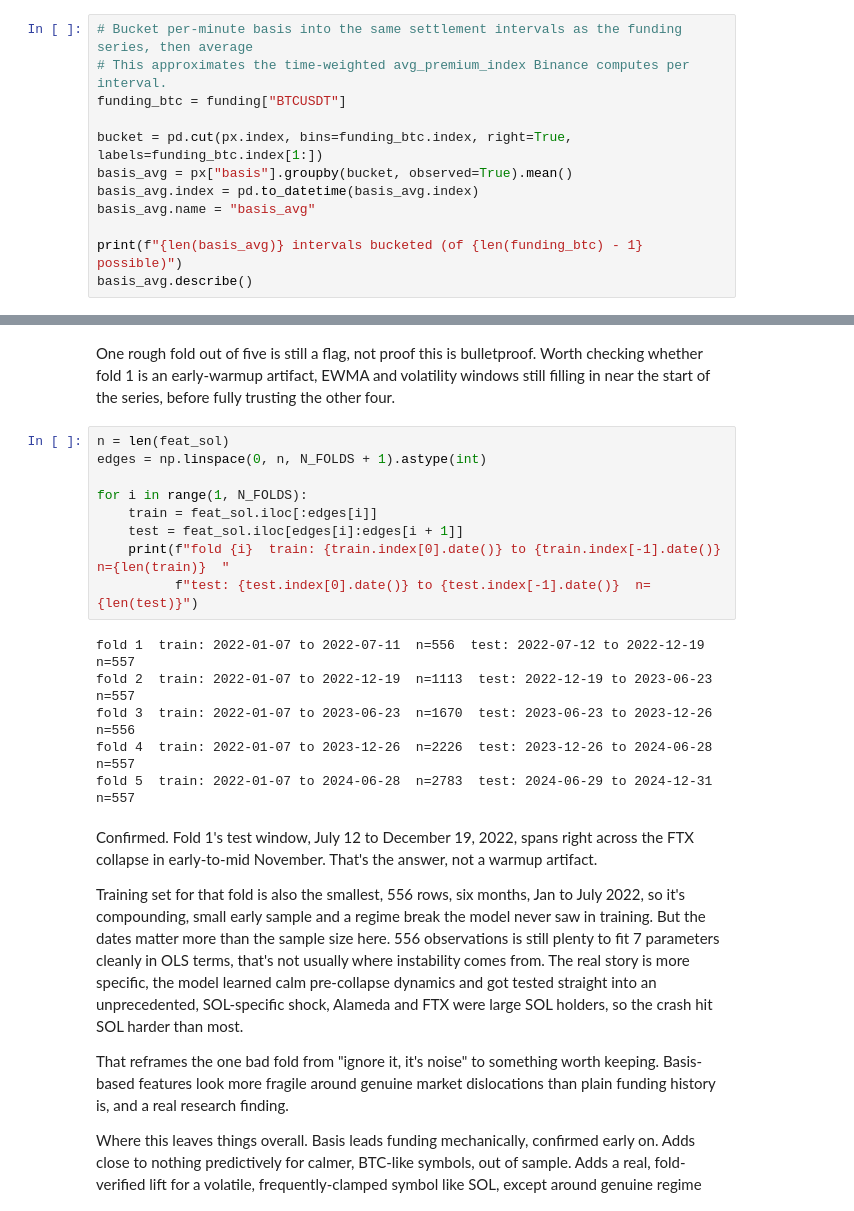
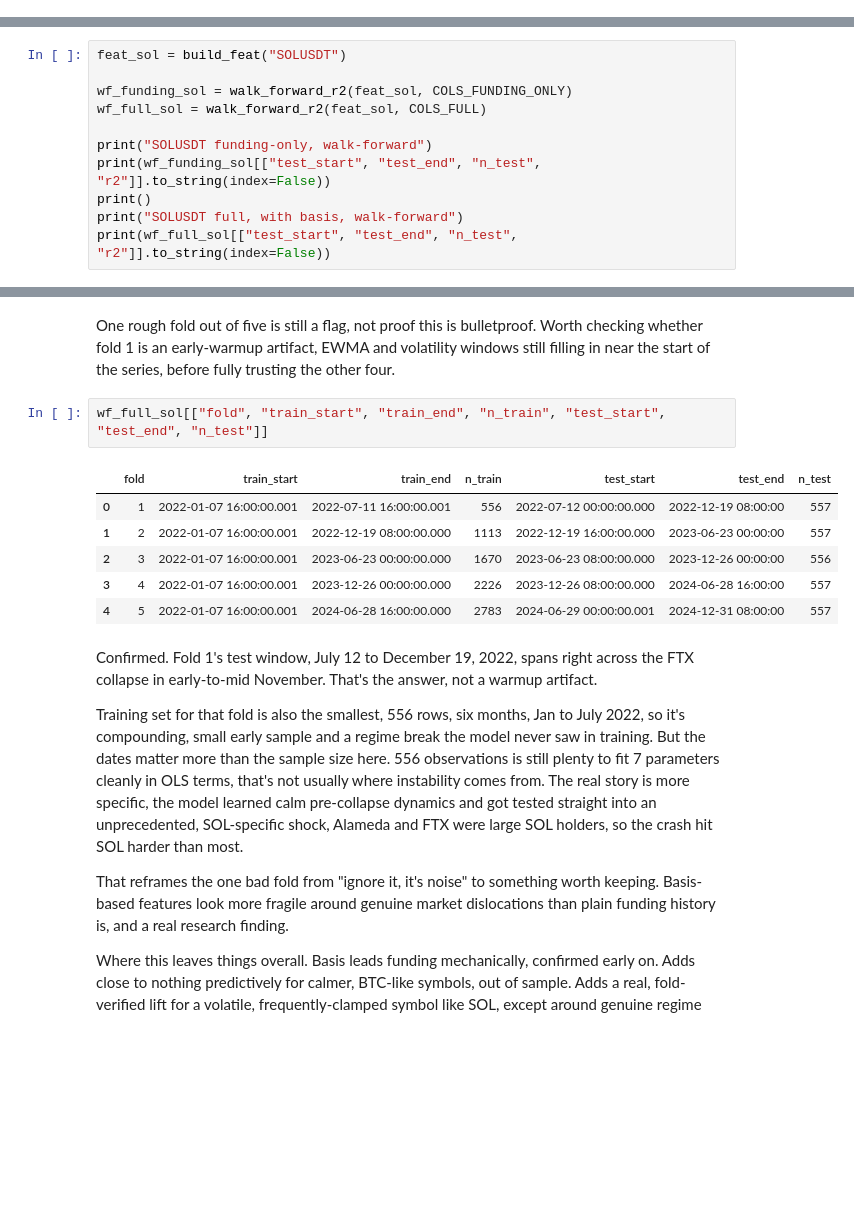
Before and after one commit to darkskele/quant_platform, a Jupyter notebook: research/funding_signal.ipynb, the cells around one changed output, grey strips where cells are left out. Saved outputs shown, nothing was run; the diff lists cells and outputs as text; blank space fills up the shorter version.

```diff
--- a/research/funding_signal.ipynb
+++ b/research/funding_signal.ipynb
@@ -177,12 +158,0 @@ px.head()
-# %%
-# Bucket per-minute basis into the same settlement intervals as the funding series, then average
-# This approximates the time-weighted avg_premium_index Binance computes per interval.
-funding_btc = funding["BTCUSDT"]
-
-bucket = pd.cut(px.index, bins=funding_btc.index, right=True, labels=funding_btc.index[1:])
-basis_avg = px["basis"].groupby(bucket, observed=True).mean()
-basis_avg.index = pd.to_datetime(basis_avg.index)
-basis_avg.name = "basis_avg"
-
-print(f"{len(basis_avg)} intervals bucketed (of {len(funding_btc) - 1} possible)")
-basis_avg.describe()
@@ -557,0 +494,11 @@ SOLUSDT full, with basis, walk-forward
+# %%
+feat_sol = build_feat("SOLUSDT")
+
+wf_funding_sol = walk_forward_r2(feat_sol, COLS_FUNDING_ONLY)
+wf_full_sol = walk_forward_r2(feat_sol, COLS_FULL)
+
+print("SOLUSDT funding-only, walk-forward")
+print(wf_funding_sol[["test_start", "test_end", "n_test", "r2"]].to_string(index=False))
+print()
+print("SOLUSDT full, with basis, walk-forward")
+print(wf_full_sol[["test_start", "test_end", "n_test", "r2"]].to_string(index=False))
@@ -565,21 +528,15 @@ Basis only carries information once it escapes the clamp dead zone. SOL's fundin
 So the honest updated picture. Basis isn't a broad win across all ten symbols, most sit closer to BTC's story, small or negative out-of-sample lift. But for a volatile, frequently-clamped symbol like SOL, it holds up.
 # %% [markdown]
 One rough fold out of five is still a flag, not proof this is bulletproof. Worth checking whether fold 1 is an early-warmup artifact, EWMA and volatility windows still filling in near the start of the series, before fully trusting the other four.
-# %%
-n = len(feat_sol)
-edges = np.linspace(0, n, N_FOLDS + 1).astype(int)
-
-for i in range(1, N_FOLDS):
-    train = feat_sol.iloc[:edges[i]]
-    test = feat_sol.iloc[edges[i]:edges[i + 1]]
-    print(f"fold {i}  train: {train.index[0].date()} to {train.index[-1].date()}  n={len(train)}  "
-          f"test: {test.index[0].date()} to {test.index[-1].date()}  n={len(test)}")
-# %% [output]
-fold 1  train: 2022-01-07 to 2022-07-11  n=556  test: 2022-07-12 to 2022-12-19  n=557
-fold 2  train: 2022-01-07 to 2022-12-19  n=1113  test: 2022-12-19 to 2023-06-23  n=557
-fold 3  train: 2022-01-07 to 2023-06-23  n=1670  test: 2023-06-23 to 2023-12-26  n=556
-fold 4  train: 2022-01-07 to 2023-12-26  n=2226  test: 2023-12-26 to 2024-06-28  n=557
-fold 5  train: 2022-01-07 to 2024-06-28  n=2783  test: 2024-06-29 to 2024-12-31  n=557
+# %%
+wf_full_sol[["fold", "train_start", "train_end", "n_train", "test_start", "test_end", "n_test"]]
+# %% [output]
+|  | fold | train_start | train_end | n_train | test_start | test_end | n_test |
+| 0 | 1 | 2022-01-07 16:00:00.001 | 2022-07-11 16:00:00.001 | 556 | 2022-07-12 00:00:00.000 | 2022-12-19 08:00:00 | 557 |
+| 1 | 2 | 2022-01-07 16:00:00.001 | 2022-12-19 08:00:00.000 | 1113 | 2022-12-19 16:00:00.000 | 2023-06-23 00:00:00 | 557 |
+| 2 | 3 | 2022-01-07 16:00:00.001 | 2023-06-23 00:00:00.000 | 1670 | 2023-06-23 08:00:00.000 | 2023-12-26 00:00:00 | 556 |
+| 3 | 4 | 2022-01-07 16:00:00.001 | 2023-12-26 00:00:00.000 | 2226 | 2023-12-26 08:00:00.000 | 2024-06-28 16:00:00 | 557 |
+| 4 | 5 | 2022-01-07 16:00:00.001 | 2024-06-28 16:00:00.000 | 2783 | 2024-06-29 00:00:00.001 | 2024-12-31 08:00:00 | 557 |
 # %% [markdown]
 Confirmed. Fold 1's test window, July 12 to December 19, 2022, spans right across the FTX collapse in early-to-mid November. That's the answer, not a warmup artifact.
 
```
Also changed, not shown: parts of 37 cells of this notebook.
